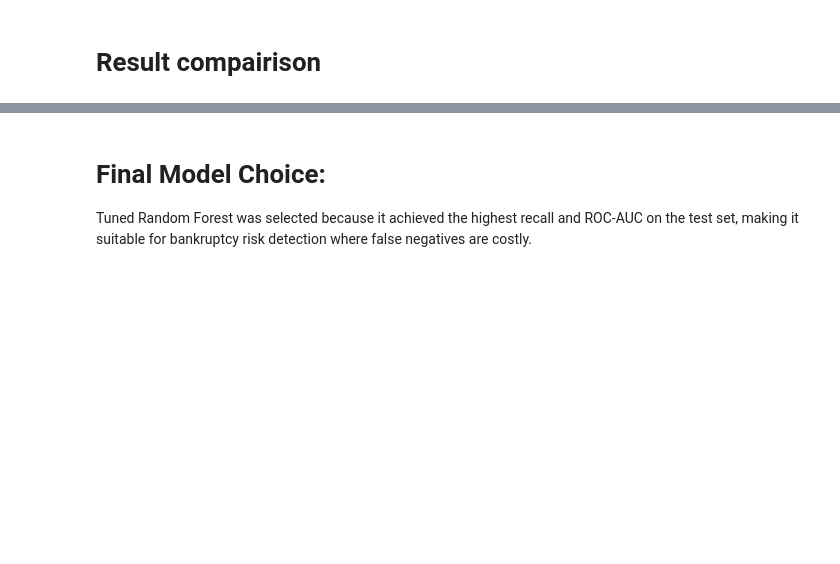
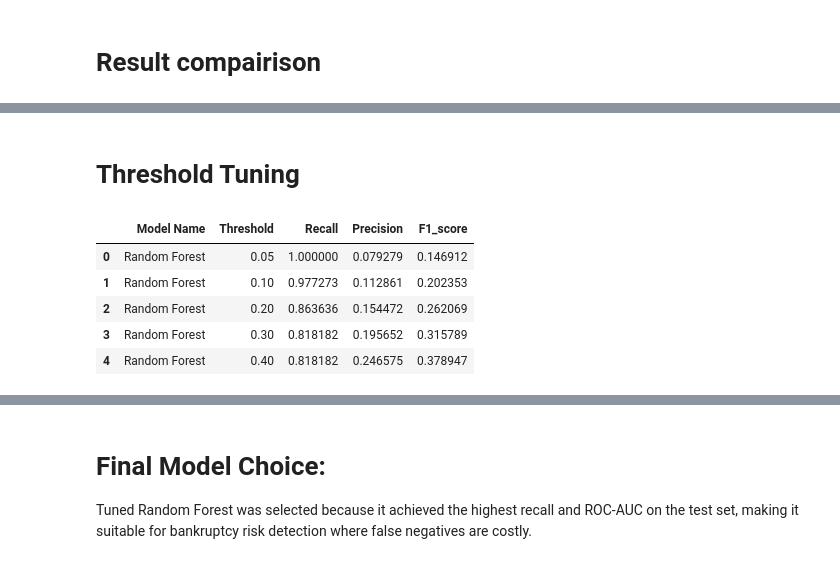
Before and after one commit to Aditya9221/Company-Bankrupt-Prediction-System, a Jupyter notebook: Company Bankruptcy Prediction.ipynb, the cells around one changed output, grey strips where cells are left out. Cells and saved outputs as stored; diff of their text form; code cells hidden in the pictures; blank space fills up the shorter version.

```diff
--- a/Company Bankruptcy Prediction.ipynb
+++ b/Company Bankruptcy Prediction.ipynb
@@ -399,0 +352,44 @@ res
+# %% [markdown]
+# Threshold Tuning
+# %%
+def threshold_tuning(model, X_train, X_test, y_train, y_test, thresholds = None, model_name = ''):
+
+    if thresholds is None:
+        thresholds = [0.05, 0.1, 0.2, 0.3, 0.4]
+
+    model.fit(X_train, y_train)
+
+    y_prob = model.predict_proba(X_test)[:, 1]
+
+    results = []
+
+    for t in thresholds:
+        y_pred = (y_prob >= t).astype(int)
+
+        results.append({
+            'Model Name': model_name,
+            'Threshold': t,
+            'Recall': recall_score(y_test, y_pred),
+            'Precision': precision_score(y_test, y_pred),
+            'F1_score': f1_score(y_test, y_pred)
+        })
+
+    return pd.DataFrame(results)
+# %%
+threshold_results = threshold_tuning(
+    rf,
+    X_train,
+    X_test,
+    y_train,
+    y_test,
+    model_name='Random Forest'
+)
+
+threshold_results
+# %% [output]
+|  | Model Name | Threshold | Recall | Precision | F1_score |
+| 0 | Random Forest | 0.05 | 1.000000 | 0.079279 | 0.146912 |
+| 1 | Random Forest | 0.10 | 0.977273 | 0.112861 | 0.202353 |
+| 2 | Random Forest | 0.20 | 0.863636 | 0.154472 | 0.262069 |
+| 3 | Random Forest | 0.30 | 0.818182 | 0.195652 | 0.315789 |
+| 4 | Random Forest | 0.40 | 0.818182 | 0.246575 | 0.378947 |
```
Also changed, not shown: parts of 22 cells of this notebook.
